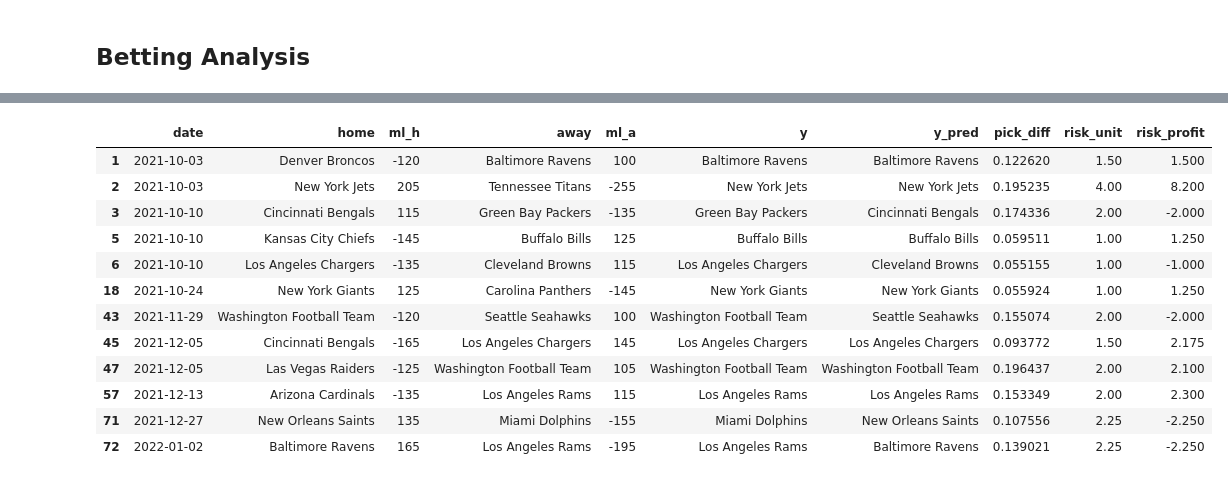
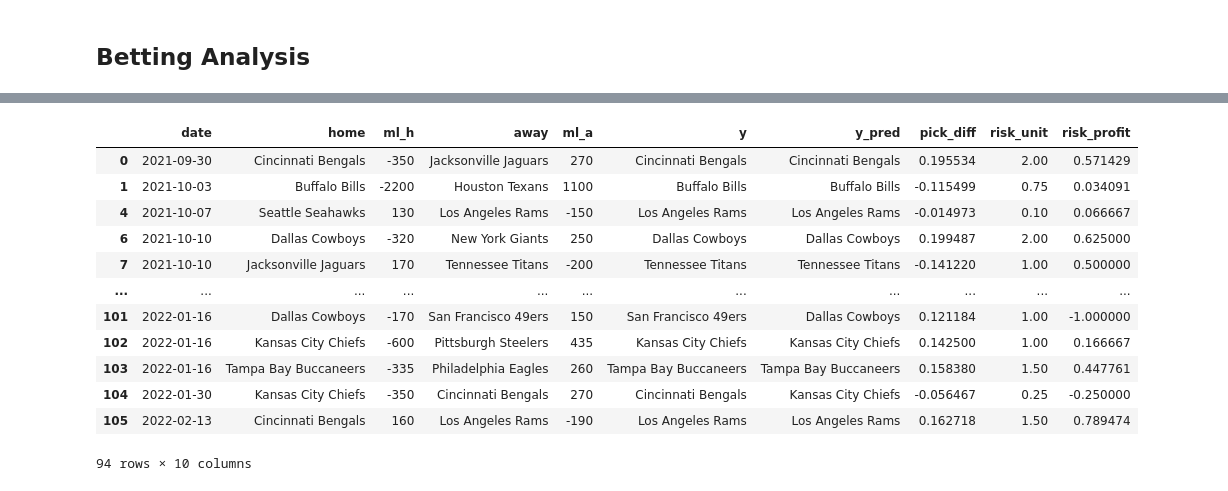
Before and after one commit to tylerengland25/NFL, a Jupyter notebook: backend/analytics/2021.ipynb, the cells around one changed output, grey strips where cells are left out. Drawn from its saved outputs; the diff is of its cells as text; code cells hidden in the pictures.

```diff
--- a/backend/analytics/2021.ipynb
+++ b/backend/analytics/2021.ipynb
@@ -95,19 +88,19 @@ per_fav
 # %%
-df[df['pick_fav'] == 0][['date', 'home', 'ml_h', 'away', 'ml_a', 'y', 'y_pred', 'pick_diff', 'risk_unit', 'risk_profit']]
+df[df['pick_fav'] == 1][['date', 'home', 'ml_h', 'away', 'ml_a', 'y', 'y_pred', 'pick_diff', 'risk_unit', 'risk_profit']]
 # %% [output]
 |  | date | home | ml_h | away | ml_a | y | y_pred | pick_diff | risk_unit | risk_profit |
-| 1 | 2021-10-03 | Denver Broncos | -120 | Baltimore Ravens | 100 | Baltimore Ravens | Baltimore Ravens | 0.122620 | 1.50 | 1.500 |
-| 2 | 2021-10-03 | New York Jets | 205 | Tennessee Titans | -255 | New York Jets | New York Jets | 0.195235 | 4.00 | 8.200 |
-| 3 | 2021-10-10 | Cincinnati Bengals | 115 | Green Bay Packers | -135 | Green Bay Packers | Cincinnati Bengals | 0.174336 | 2.00 | -2.000 |
-| 5 | 2021-10-10 | Kansas City Chiefs | -145 | Buffalo Bills | 125 | Buffalo Bills | Buffalo Bills | 0.059511 | 1.00 | 1.250 |
-| 6 | 2021-10-10 | Los Angeles Chargers | -135 | Cleveland Browns | 115 | Los Angeles Chargers | Cleveland Browns | 0.055155 | 1.00 | -1.000 |
-| 18 | 2021-10-24 | New York Giants | 125 | Carolina Panthers | -145 | New York Giants | New York Giants | 0.055924 | 1.00 | 1.250 |
-| 43 | 2021-11-29 | Washington Football Team | -120 | Seattle Seahawks | 100 | Washington Football Team | Seattle Seahawks | 0.155074 | 2.00 | -2.000 |
-| 45 | 2021-12-05 | Cincinnati Bengals | -165 | Los Angeles Chargers | 145 | Los Angeles Chargers | Los Angeles Chargers | 0.093772 | 1.50 | 2.175 |
-| 47 | 2021-12-05 | Las Vegas Raiders | -125 | Washington Football Team | 105 | Washington Football Team | Washington Football Team | 0.196437 | 2.00 | 2.100 |
-| 57 | 2021-12-13 | Arizona Cardinals | -135 | Los Angeles Rams | 115 | Los Angeles Rams | Los Angeles Rams | 0.153349 | 2.00 | 2.300 |
-| 71 | 2021-12-27 | New Orleans Saints | 135 | Miami Dolphins | -155 | Miami Dolphins | New Orleans Saints | 0.107556 | 2.25 | -2.250 |
-| 72 | 2022-01-02 | Baltimore Ravens | 165 | Los Angeles Rams | -195 | Los Angeles Rams | Baltimore Ravens | 0.139021 | 2.25 | -2.250 |
+| 0 | 2021-09-30 | Cincinnati Bengals | -350 | Jacksonville Jaguars | 270 | Cincinnati Bengals | Cincinnati Bengals | 0.195534 | 2.00 | 0.571429 |
+| 1 | 2021-10-03 | Buffalo Bills | -2200 | Houston Texans | 1100 | Buffalo Bills | Buffalo Bills | -0.115499 | 0.75 | 0.034091 |
+| 4 | 2021-10-07 | Seattle Seahawks | 130 | Los Angeles Rams | -150 | Los Angeles Rams | Los Angeles Rams | -0.014973 | 0.10 | 0.066667 |
+| 6 | 2021-10-10 | Dallas Cowboys | -320 | New York Giants | 250 | Dallas Cowboys | Dallas Cowboys | 0.199487 | 2.00 | 0.625000 |
+| 7 | 2021-10-10 | Jacksonville Jaguars | 170 | Tennessee Titans | -200 | Tennessee Titans | Tennessee Titans | -0.141220 | 1.00 | 0.500000 |
+| ... | ... | ... | ... | ... | ... | ... | ... | ... | ... | ... |
+| 101 | 2022-01-16 | Dallas Cowboys | -170 | San Francisco 49ers | 150 | San Francisco 49ers | Dallas Cowboys | 0.121184 | 1.00 | -1.000000 |
+| 102 | 2022-01-16 | Kansas City Chiefs | -600 | Pittsburgh Steelers | 435 | Kansas City Chiefs | Kansas City Chiefs | 0.142500 | 1.00 | 0.166667 |
+| 103 | 2022-01-16 | Tampa Bay Buccaneers | -335 | Philadelphia Eagles | 260 | Tampa Bay Buccaneers | Tampa Bay Buccaneers | 0.158380 | 1.50 | 0.447761 |
+| 104 | 2022-01-30 | Kansas City Chiefs | -350 | Cincinnati Bengals | 270 | Cincinnati Bengals | Kansas City Chiefs | -0.056467 | 0.25 | -0.250000 |
+| 105 | 2022-02-13 | Cincinnati Bengals | 160 | Los Angeles Rams | -190 | Los Angeles Rams | Los Angeles Rams | 0.162718 | 1.50 | 0.789474 |
+94 rows × 10 columns
 # %%
 # Per Month
 df['month'] = df['date'].dt.month
```
Also changed, not shown: parts of 8 cells of this notebook, 2 other files.
